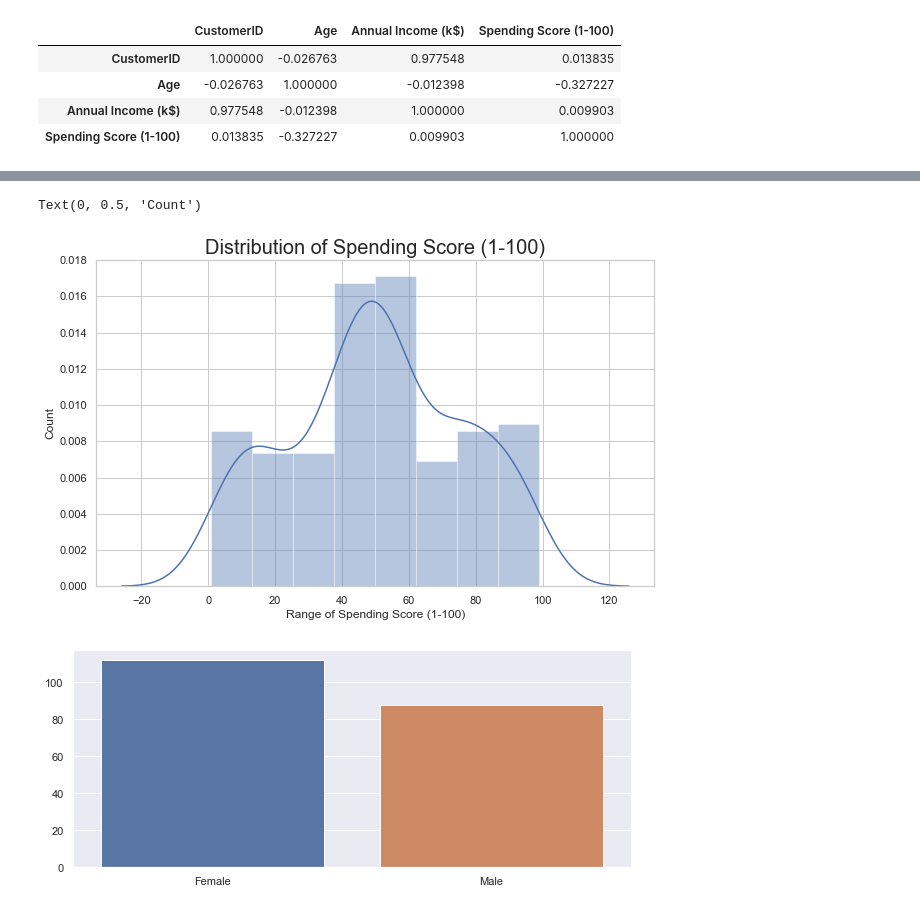
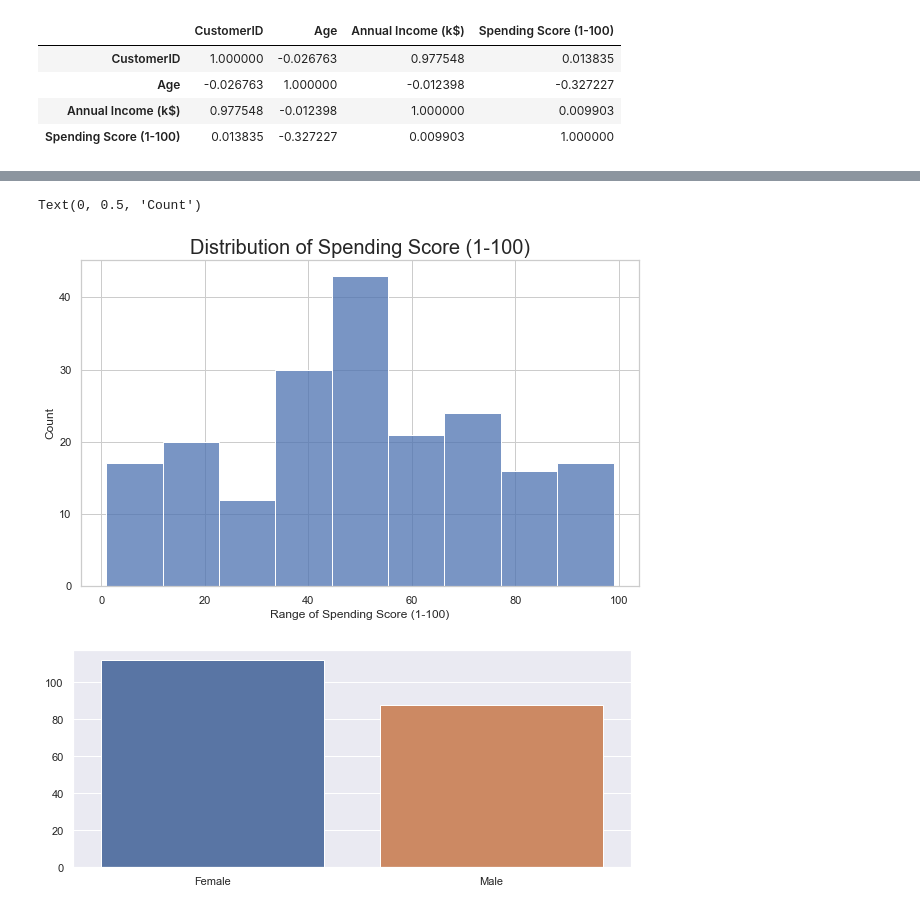
Before and after one commit to raveena69/ML-Assignment-2-G69, a Jupyter notebook: Python Code/Implemenation in Python.ipynb, the cells around one changed output, grey strips where cells are left out. Drawn from its saved outputs; the diff is of its cells as text; code cells hidden in the pictures.

```diff
--- a/Python Code/Implemenation in Python.ipynb
+++ b/Python Code/Implemenation in Python.ipynb
@@ -96,14 +98,14 @@ Text(0, 0.5, 'Count')
 # %%
 #Distribution of spending score
 plt.figure(figsize=(10, 6))
 sns.set(style = 'whitegrid')
-sns.distplot(data['Spending Score (1-100)'])
+sns.histplot(data['Spending Score (1-100)'])
 plt.title('Distribution of Spending Score (1-100)', fontsize = 20)
 plt.xlabel('Range of Spending Score (1-100)')
 plt.ylabel('Count')
 # %% [output]
 Text(0, 0.5, 'Count')
-[figure, old version]
+[figure, new version]
 # %%
 genders = data.Gender.value_counts()
 sns.set_style("darkgrid")
```
Also changed, not shown: parts of 10 cells of this notebook.
